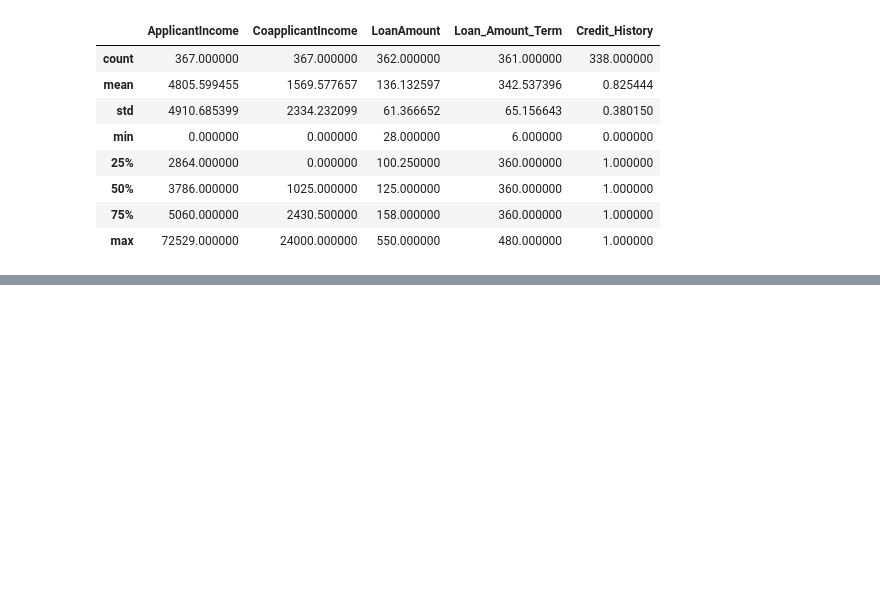
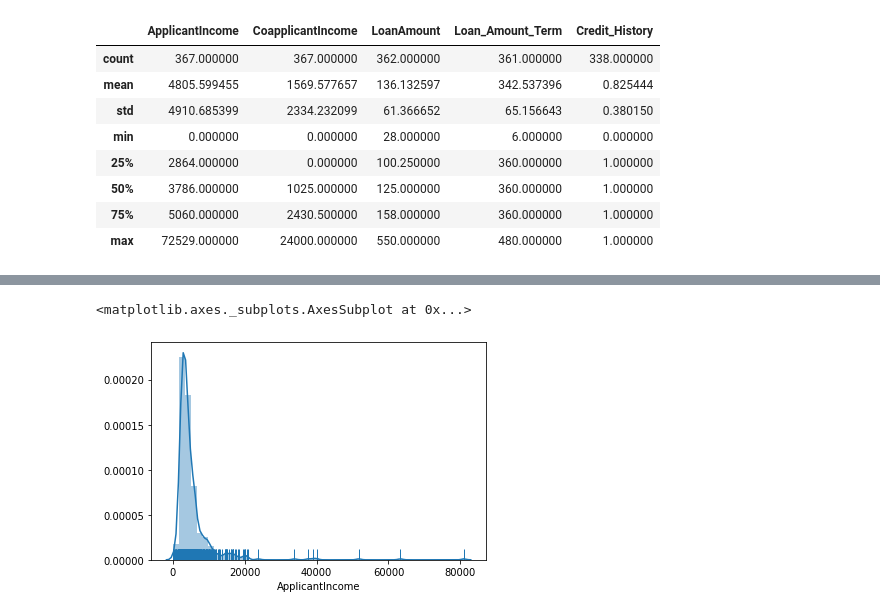
Before and after one commit to gato1005/LoanApproval, a Jupyter notebook: LoanPrediction.ipynb, the cells around one changed output, grey strips where cells are left out. Saved outputs shown, nothing was run; the diff lists cells and outputs as text; code cells hidden in the pictures; blank space fills up the shorter version.

```diff
--- a/LoanPrediction.ipynb
+++ b/LoanPrediction.ipynb
@@ -176,0 +278,5 @@ pwd
+# %%
+sns.distplot(train_set["ApplicantIncome"],rug=True)
+# %% [output]
+<matplotlib.axes._subplots.AxesSubplot at 0x...>
+[figure, added]
```
Also changed, not shown: parts of 27 cells of this notebook.
